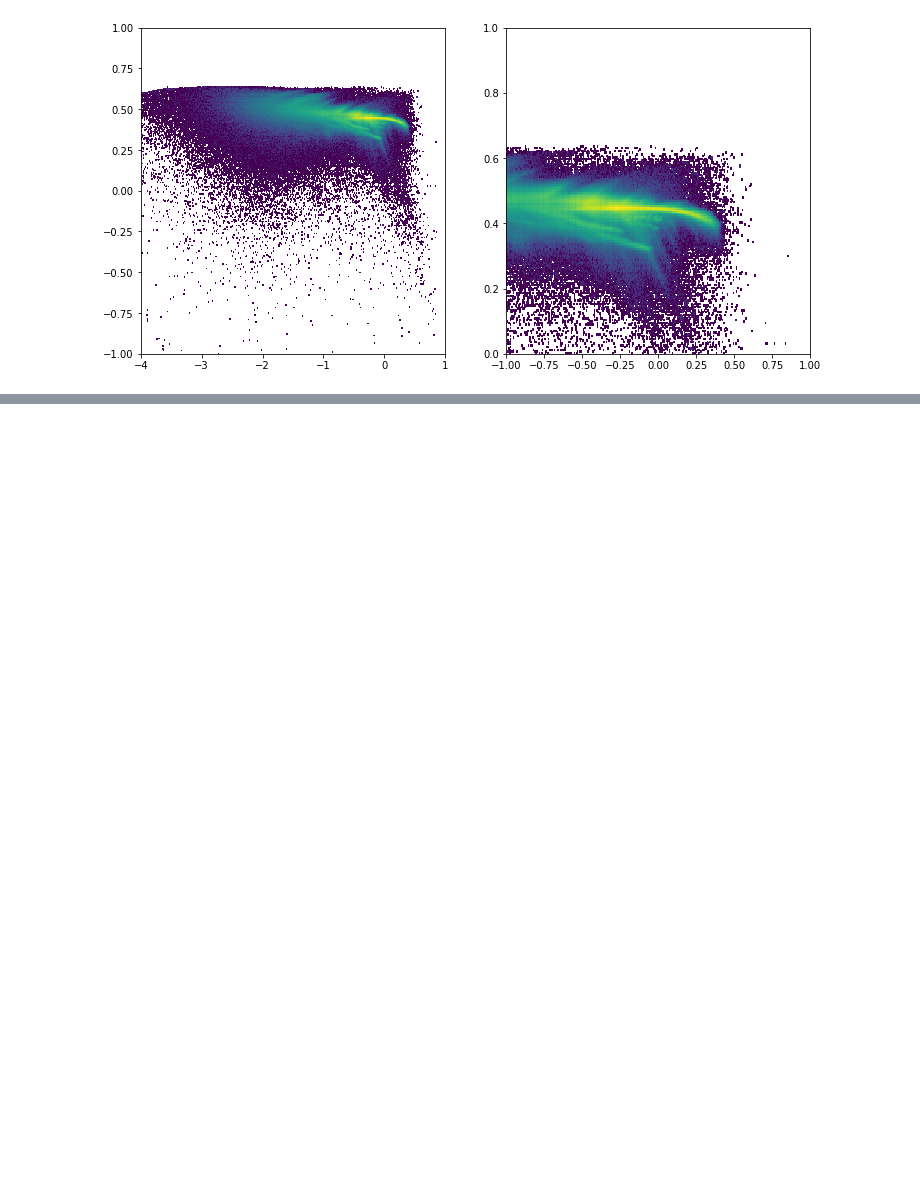
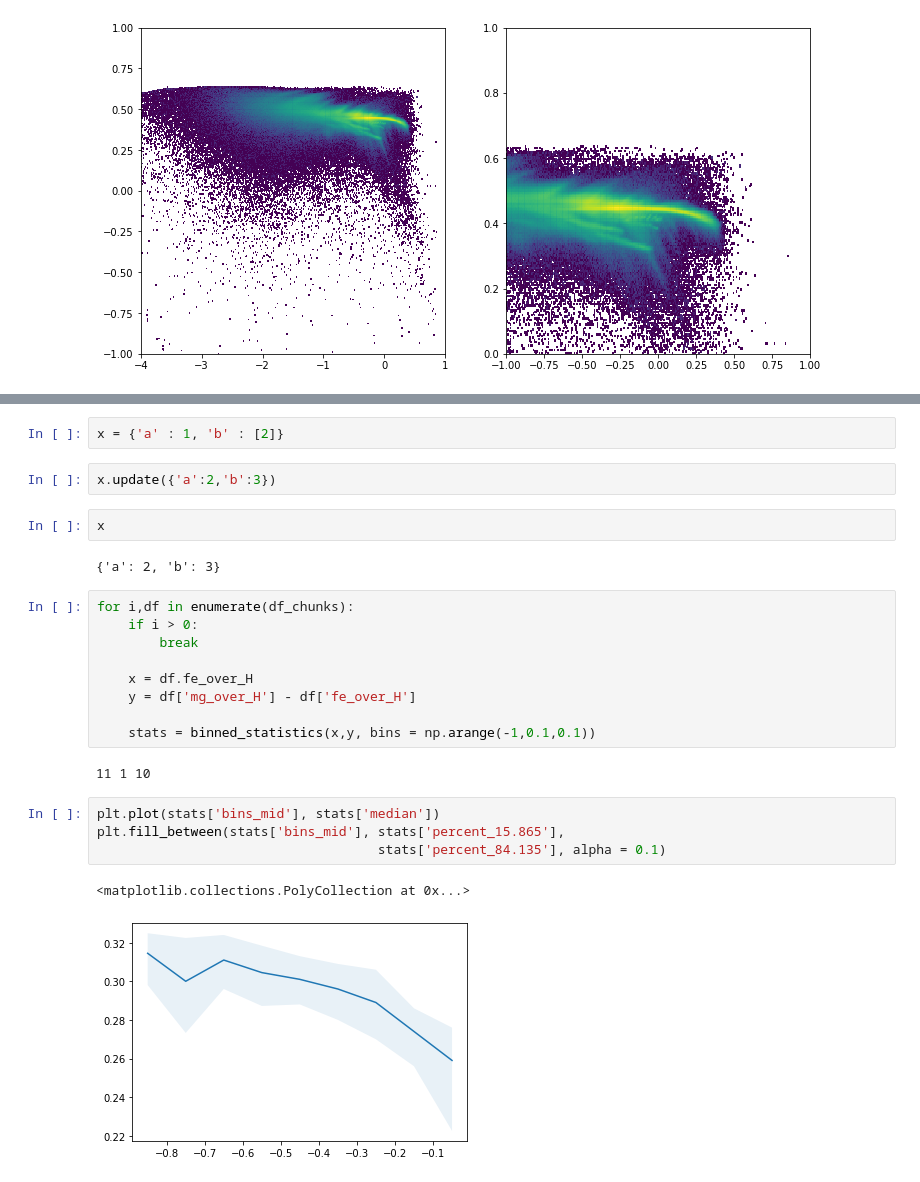
Before and after one commit to aemerick/eeda, a Jupyter notebook: insight/technical_demonstration.ipynb, the cells around one changed output, grey strips where cells are left out. Cells and saved outputs as stored; diff of their text form; blank space fills up the shorter version.

Commit message:
first cut at implementing binned statistics into the notebook to show off some of the data analysis I have done recently with this. Going to add in looking at stellar distributions next

```diff
--- a/insight/technical_demonstration.ipynb
+++ b/insight/technical_demonstration.ipynb
@@ -384,0 +642,26 @@ plt.scatter(X[:,0][select],X[:,1][select],c=l[select])
+# %%
+x = {'a' : 1, 'b' : [2]}
+# %%
+x.update({'a':2,'b':3})
+# %%
+x
+# %% [output]
+{'a': 2, 'b': 3}
+# %%
+for i,df in enumerate(df_chunks):
+    if i > 0:
+        break
+
+    x = df.fe_over_H
+    y = df['mg_over_H'] - df['fe_over_H']
+
+    stats = binned_statistics(x,y, bins = np.arange(-1,0.1,0.1))
+# %% [output]
+11 1 10
+# %%
+plt.plot(stats['bins_mid'], stats['median'])
+plt.fill_between(stats['bins_mid'], stats['percent_15.865'],
+                                    stats['percent_84.135'], alpha = 0.1)
+# %% [output]
+<matplotlib.collections.PolyCollection at 0x...>
+[figure, added]
```
Also changed, not shown: parts of 8 cells of this notebook.
